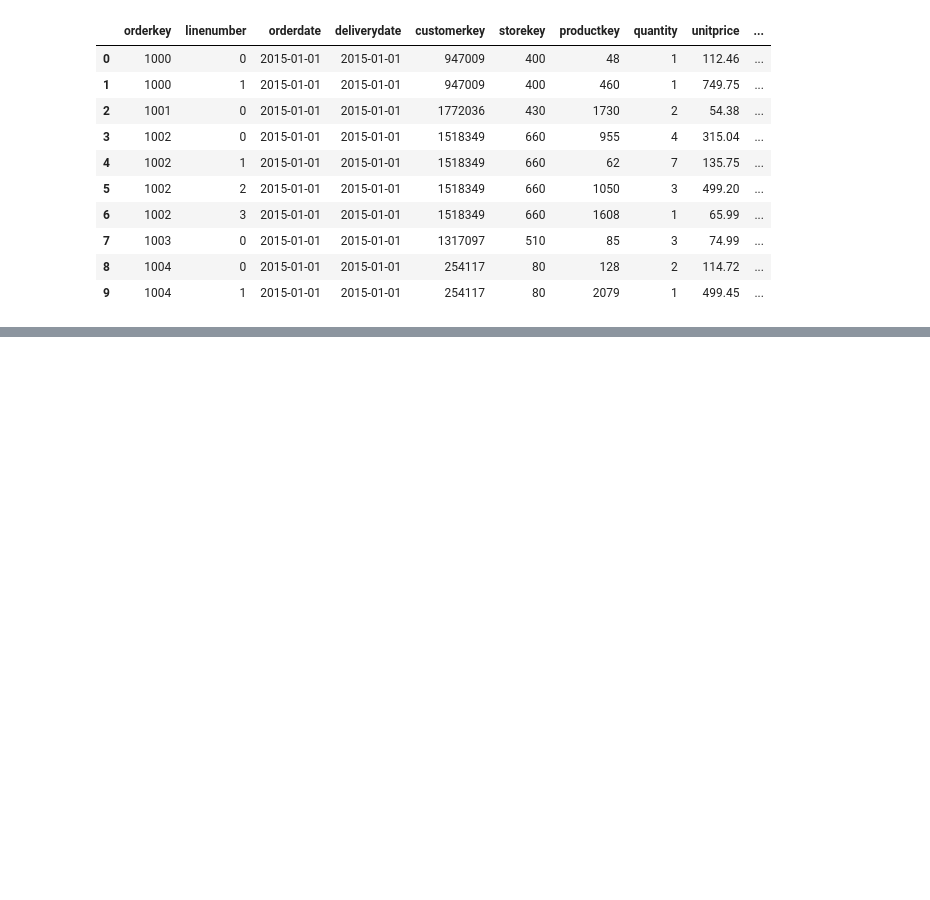
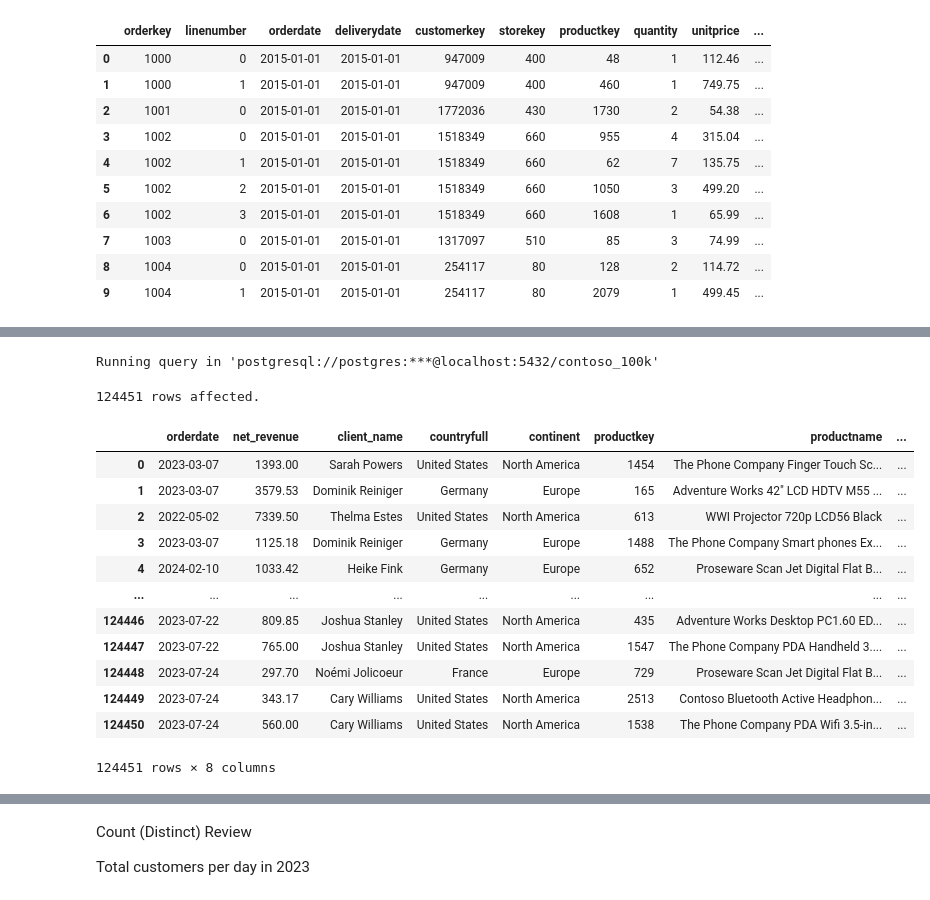
Before and after one commit to Harun-Githinji/harun-repo, a Jupyter notebook: Resources/SQl - 1 Project.ipynb, the cells around one changed output, grey strips where cells are left out. Drawn from its saved outputs; the diff is of its cells as text; code cells hidden in the pictures; blank space fills up the shorter version.

```diff
--- a/Resources/SQl - 1 Project.ipynb
+++ b/Resources/SQl - 1 Project.ipynb
@@ -77,0 +274,36 @@ Running query in 'postgresql://postgres:***@localhost:5432/contoso_100k'
+# %%
+%%sql
+
+SELECT
+  s.orderdate,
+  s.quantity * s.netprice * s.exchangerate AS net_revenue,
+  CONCAT(c.givenname, ' ', c.surname) AS Client_name,
+  c.countryfull,
+  c.continent,
+  p.productkey,
+  p.productname,
+  CASE WHEN s.quantity * s.netprice * s.exchangerate > 1000 then 'High' ELSE 'Low' END AS Revenue_Category
+
+FROM sales s
+LEFT JOIN customer c ON s.customerkey = c.customerkey
+LEFT JOIN product p ON s.productkey = p.productkey
+WHERE
+  orderdate::date>= '2020-01-01'
+ORDER BY
+  revenue_category ASC;
+# %% [output]
+Running query in 'postgresql://postgres:***@localhost:5432/contoso_100k'
+124451 rows affected.
+|  | orderdate | net_revenue | client_name | countryfull | continent | productkey | productname | ... |
+| 0 | 2023-03-07 | 1393.00 | Sarah Powers | United States | North America | 1454 | The Phone Company Finger Touch Sc... | ... |
+| 1 | 2023-03-07 | 3579.53 | Dominik Reiniger | Germany | Europe | 165 | Adventure Works 42" LCD HDTV M55 ... | ... |
+| 2 | 2022-05-02 | 7339.50 | Thelma Estes | United States | North America | 613 | WWI Projector 720p LCD56 Black | ... |
+| 3 | 2023-03-07 | 1125.18 | Dominik Reiniger | Germany | Europe | 1488 | The Phone Company Smart phones Ex... | ... |
+| 4 | 2024-02-10 | 1033.42 | Heike Fink | Germany | Europe | 652 | Proseware Scan Jet Digital Flat B... | ... |
+| ... | ... | ... | ... | ... | ... | ... | ... | ... |
+| 124446 | 2023-07-22 | 809.85 | Joshua Stanley | United States | North America | 435 | Adventure Works Desktop PC1.60 ED... | ... |
+| 124447 | 2023-07-22 | 765.00 | Joshua Stanley | United States | North America | 1547 | The Phone Company PDA Handheld 3.... | ... |
+| 124448 | 2023-07-24 | 297.70 | Noémi Jolicoeur | France | Europe | 729 | Proseware Scan Jet Digital Flat B... | ... |
+| 124449 | 2023-07-24 | 343.17 | Cary Williams | United States | North America | 2513 | Contoso Bluetooth Active Headphon... | ... |
+| 124450 | 2023-07-24 | 560.00 | Cary Williams | United States | North America | 1538 | The Phone Company PDA Wifi 3.5-in... | ... |
+124451 rows × 8 columns
@@ -77,0 +311,4 @@ Running query in 'postgresql://postgres:***@localhost:5432/contoso_100k'
+# %% [markdown]
+Count (Distinct) Review
+
+Total customers per day in 2023
```
Also changed, not shown: parts of 10 cells of this notebook.
